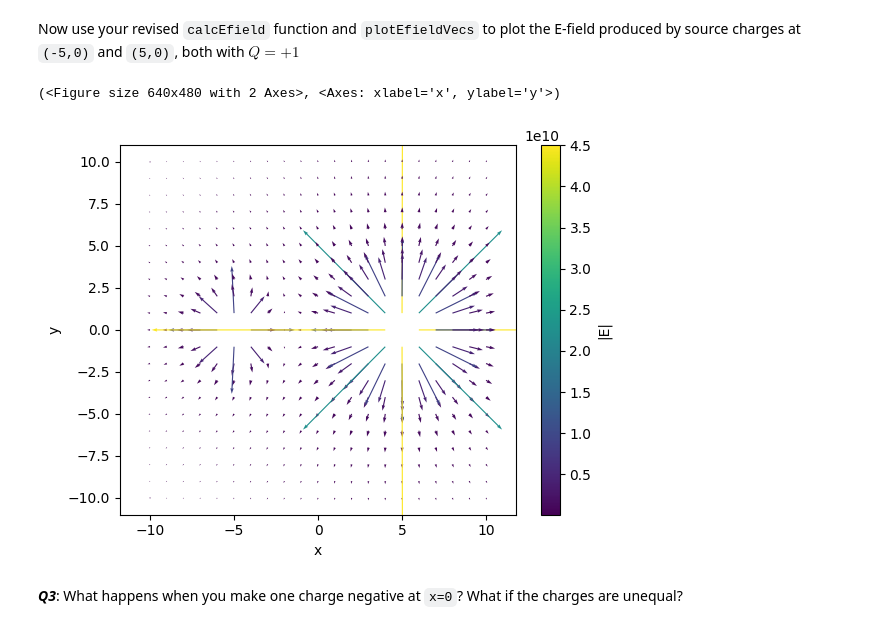
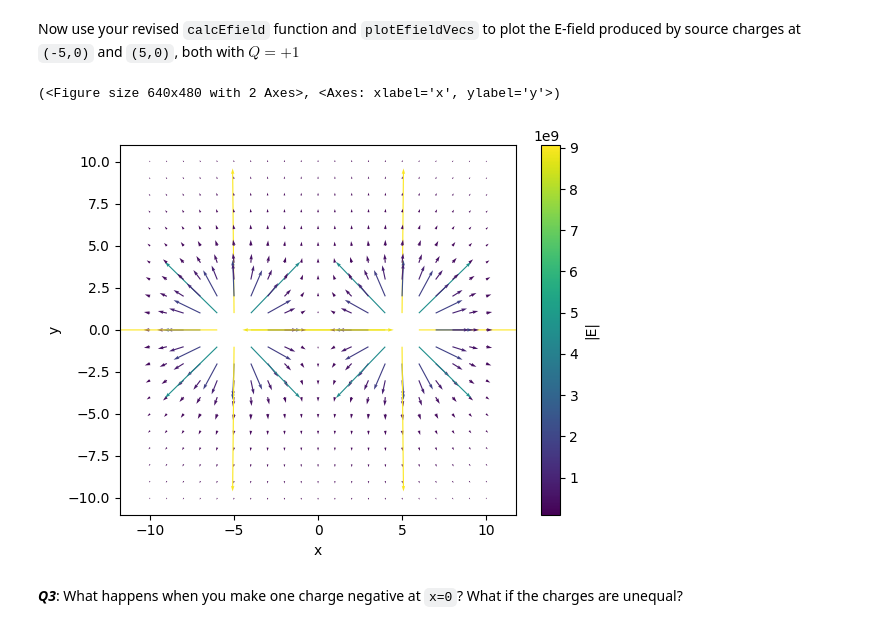
Before and after one commit to vincentyliu2001/BIO74.03-Exercises, a Jupyter notebook: CompModNervSys_exercise2.ipynb, the cells around one changed output. Saved outputs shown, nothing was run; the diff lists cells and outputs as text; code cells hidden in the pictures.

```diff
--- a/CompModNervSys_exercise2.ipynb
+++ b/CompModNervSys_exercise2.ipynb
@@ -183,12 +190,12 @@ Now use your revised `calcEfield` function and `plotEfieldVecs` to plot the E-fi
 # %%
 x0 = np.array([-5, 5, 0])
 y0 = np.array([0, 0, 0])
-Q = np.array([1, 5, 0])
+Q = np.array([1, 1, 0])
 Ex, Ey = calcEfield(x0,y0,X,Y,Q);
 plotEfieldVecs(Ex, Ey, X, Y)
 # %% [output]
 (<Figure size 640x480 with 2 Axes>, <Axes: xlabel='x', ylabel='y'>)
-[figure, old version]
+[figure, new version]
 # %% [markdown]
 ***Q3***: What happens when you make one charge negative at `x=0`? What if the charges are unequal?
 # %% [markdown]
```
Also changed, not shown: parts of 14 cells of this notebook.
